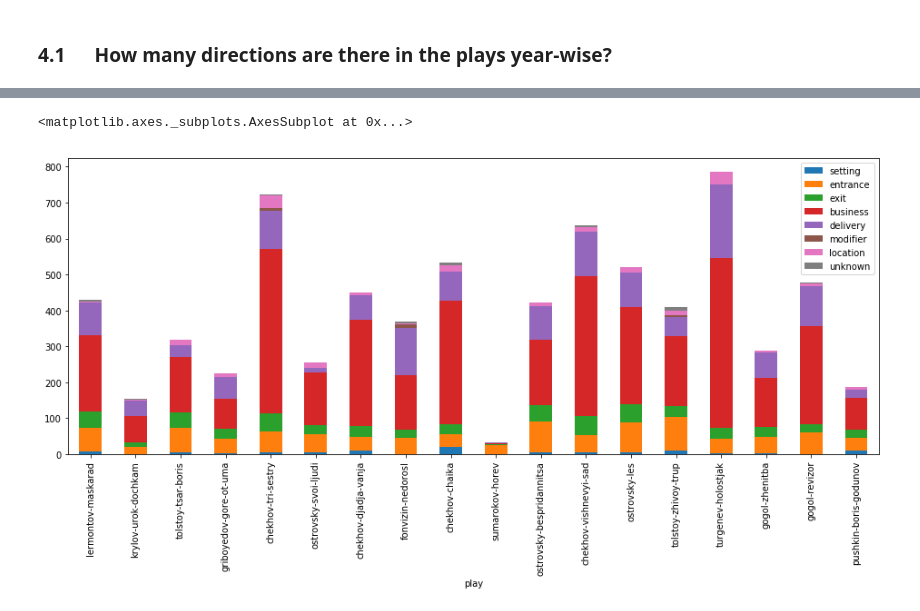
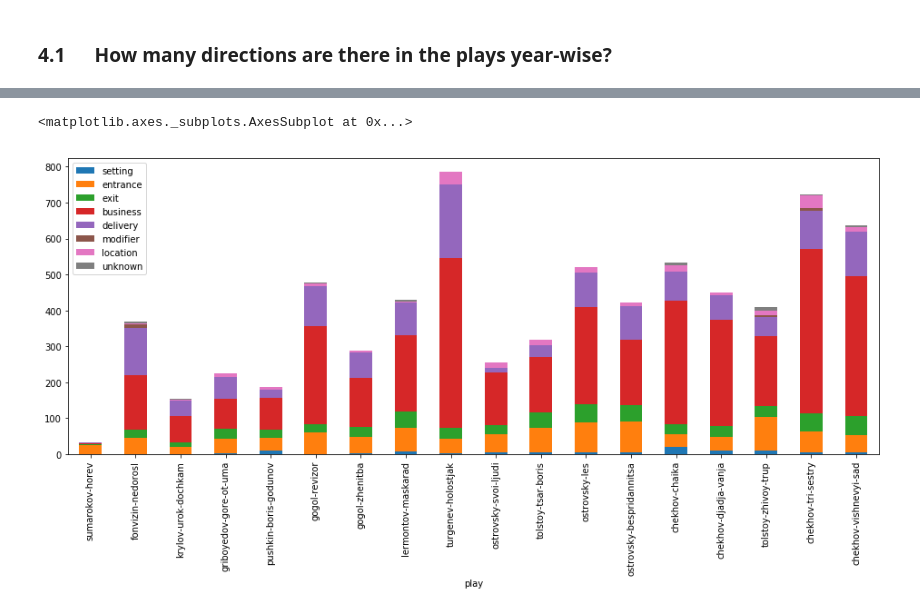
Before and after one commit to creaciond/russian-stage-classification, a Jupyter notebook: annotated-merge.ipynb, the cells around one changed output, grey strips where cells are left out. Cells and saved outputs as stored; diff of their text form; code cells hidden in the pictures.

```diff
--- a/annotated-merge.ipynb
+++ b/annotated-merge.ipynb
@@ -203,9 +235,10 @@ First, we have to gather the data, i.e. to sum up all the types for a certain pl
 # %%
 types_dict = {
-    dir_type: [] for dir_type in direction_types + ["play"]
+    dir_type: [] for dir_type in direction_types + ["play", "year"]
 }
 for play in plays:
     types_dict["play"].append(play)
+    types_dict["year"].append(dict_plays[play][1])
     types_values = df_total[df_total["play"] == play].sum()[direction_types]
     for ty in types_values.keys():
         types_dict[ty].append(types_values[ty])
@@ -222,0 +256,3 @@ df_types.head()
+# %%
+df_types = df_types.sort_values(by=["year"])
+df_types.head()
@@ -223,5 +267,5 @@ df_types.head()
 # %%
-df_types.plot.bar(stacked=True, figsize=(16,6))
+df_types[direction_types].plot.bar(stacked=True, figsize=(16,6))
 # %% [output]
 <matplotlib.axes._subplots.AxesSubplot at 0x...>
-[figure, old version]
+[figure, new version]
```
Also changed, not shown: parts of 30 cells of this notebook.
